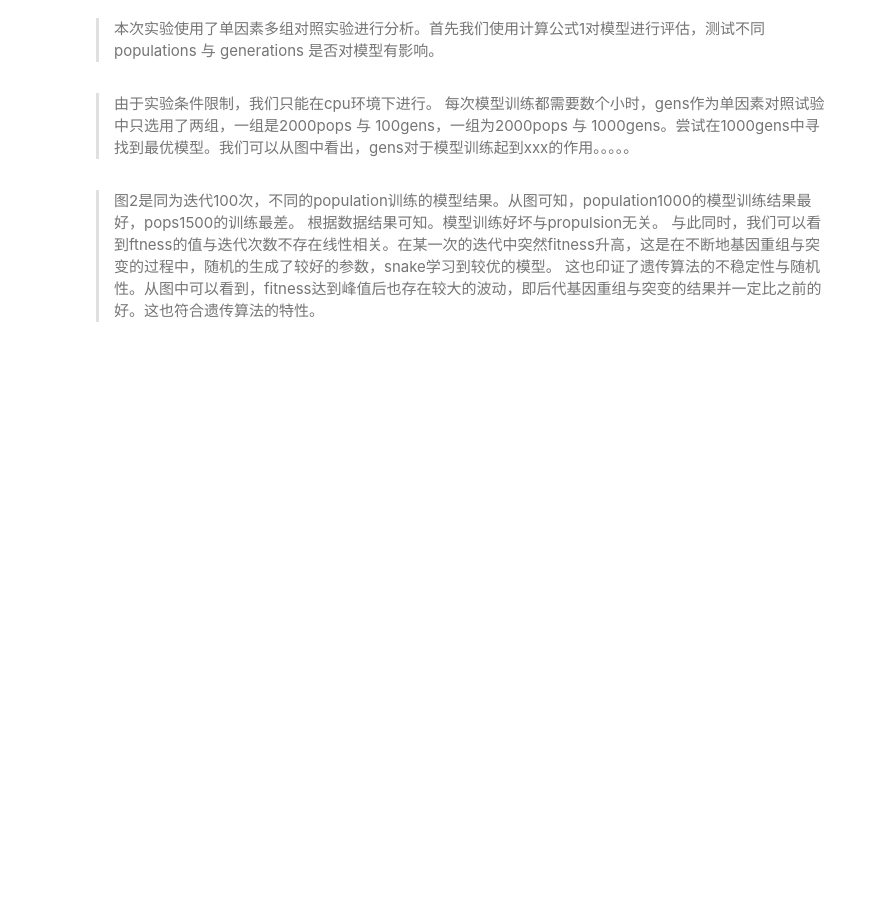
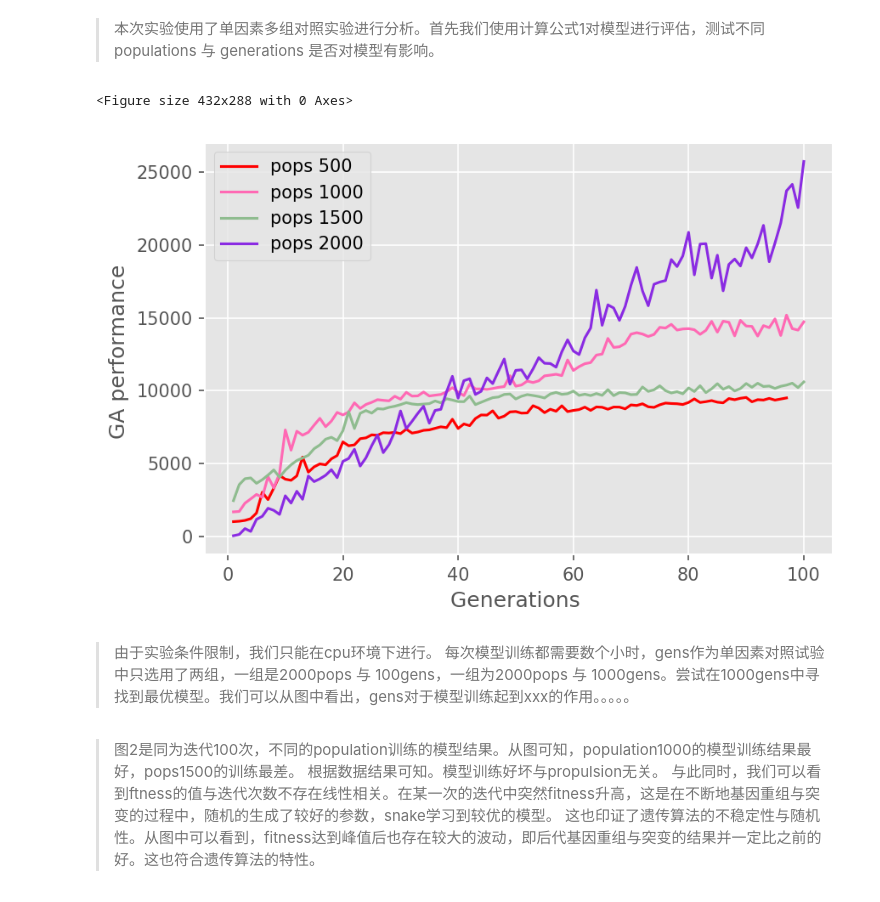
Before and after one commit to TOMMYWHY/159_740Studies-in-Intelligent-Systems, a Jupyter notebook: seminar/demo/snake-master/test.ipynb, the cells around one changed output. Cells and saved outputs as stored; diff of their text form; code cells hidden in the pictures; blank space fills up the shorter version.

```diff
--- a/seminar/demo/snake-master/test.ipynb
+++ b/seminar/demo/snake-master/test.ipynb
@@ -21,6 +27,11 @@ df_500 = pd.read_csv("./best_model/pops500_gen100/output_pops500_gn100.csv",name
 df_1000 = pd.read_csv("./best_model/pops1000_gen100/output_pops1000_gn100.csv",names=col_names)
 df_1500 = pd.read_csv("./best_model/pops1500_gen100/output_pops1500_gn100.csv",names=col_names)
 df_2000 = pd.read_csv("./best_model/pops2000_gen100/output_pops2000_gn100.csv",names=col_names)
+
+df_f2_500 = pd.read_csv("./best_model/ff2_pops500_gen100/ff2_output_pops500_gn100.csv",names=col_names)
+df_f2_1000 = pd.read_csv("./best_model/ff2_pops1000_gen100/ff2_output_pops1000_gn100.csv",names=col_names)
+df_f2_1500 = pd.read_csv("./best_model/ff2_pops1500_gen100/ff2_output_pops1500_gn100.csv",names=col_names)
+df_f2_2000 = pd.read_csv("./best_model/ff2_pops2000_gen100/ff2_output_pops2000_gn100.csv",names=col_names)
 # %%
 #max fitness
 print(df_500.iloc[df_500['fitness'].argmax()].tolist())
@@ -55,6 +77,26 @@ plt.show()
 # 2000pops 与 100gens，一组为2000pops 与 1000gens figs
 # %% [markdown]
 > 本次实验使用了单因素多组对照实验进行分析。首先我们使用计算公式1对模型进行评估，测试不同populations 与 generations 是否对模型有影响。
+# %%
+# df_500[['fitness']]
+plt.figure(figsize=(6,4))
+plt.figure(dpi=150)
+plt.plot(df_f2_500["gen_num"],df_f2_500["fitness"], c="red",label="pops 500")
+plt.plot(df_f2_1000["gen_num"],df_f2_1000["fitness"], c="hotpink",label="pops 1000")
+plt.plot(df_f2_1500["gen_num"],df_f2_1500["fitness"], c="darkseagreen",label="pops 1500")
+plt.plot(df_f2_2000["gen_num"],df_f2_2000["fitness"], c="blueviolet",label="pops 2000")
+
+
+plt.ylabel(u"GA performance ")
+plt.xlabel(u"Generations ")
+plt.tight_layout()
+# plt.title("Fitness ", alpha=0.8)
+plt.legend(loc='upper left')
+plt.savefig("Fitness_f2.png")
+plt.show()
+# %% [output]
+<Figure size 432x288 with 0 Axes>
+[figure, added]
 # %% [markdown]
 > 由于实验条件限制，我们只能在cpu环境下进行。 每次模型训练都需要数个小时，gens作为单因素对照试验中只选用了两组，一组是2000pops 与 100gens，一组为2000pops 与 1000gens。尝试在1000gens中寻找到最优模型。我们可以从图中看出，gens对于模型训练起到xxx的作用。。。。。
 # %% [markdown]
```
Also changed, not shown: parts of 4 cells of this notebook, 24 other files.
